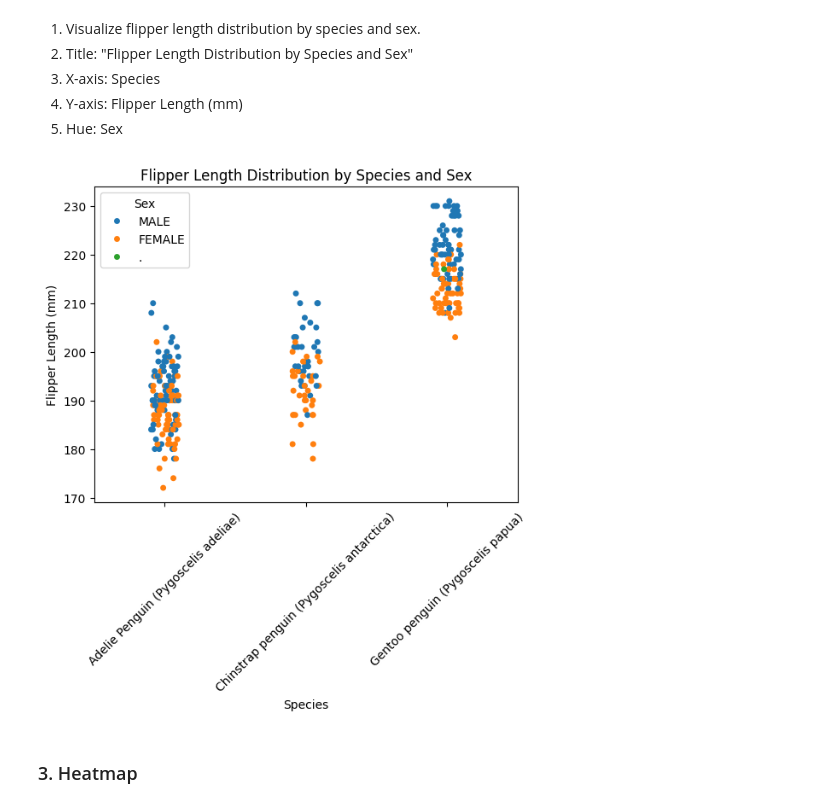
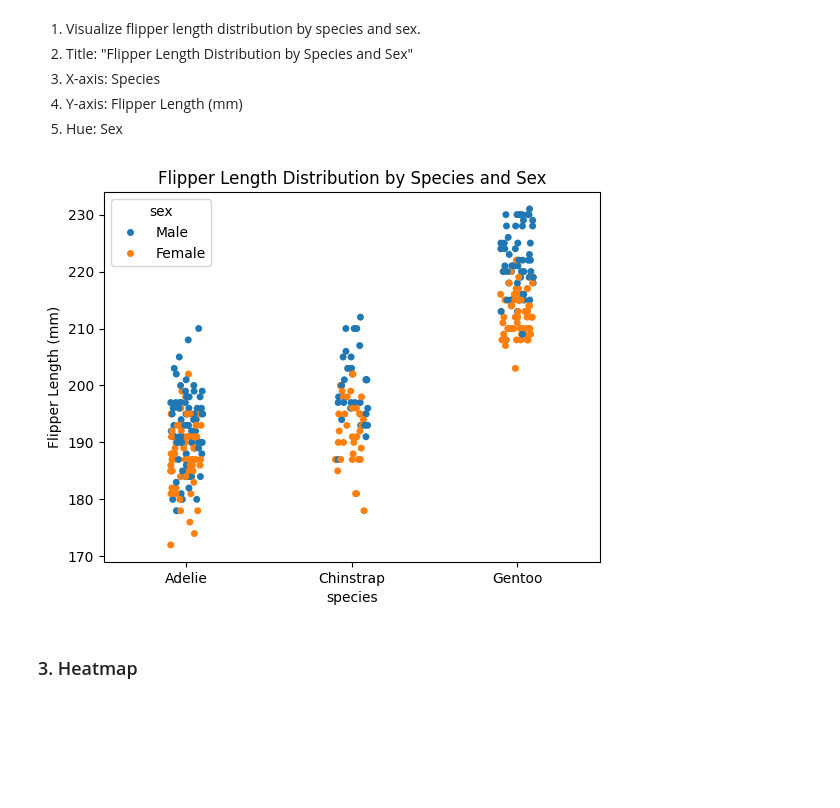
Before and after one commit to Swar028363/jupyter-notebooks, a Jupyter notebook: college/data_viz/Lab5.ipynb, the cells around one changed output. Cells and saved outputs as stored; diff of their text form; code cells hidden in the pictures; blank space fills up the shorter version.

```diff
--- a/college/data_viz/Lab5.ipynb
+++ b/college/data_viz/Lab5.ipynb
@@ -10,6 +10,6 @@ import matplotlib.pyplot as plt
 # %% [markdown]
 ## Dataset 1: Penguins Dataset
 # %%
-df_p = pd.read_csv("datasets/penguins_lter.csv")
+df_p = sns.load_dataset("penguins")
 df_p.head()
 # %% [output]
@@ -45,21 +45,14 @@ plt.show()
 4. Y-axis: Flipper Length (mm)
 5. Hue: Sex
 # %%
-sns.stripplot(
-    data=df_p,
-    x="Species",
-    y="Flipper Length (mm)",
-    hue="Sex"
-)
-
+sns.stripplot(data=df_p, x="species", y="flipper_length_mm", hue="sex")
 plt.title("Flipper Length Distribution by Species and Sex")
-plt.xlabel("Species")
+plt.xlabel("species")
 plt.ylabel("Flipper Length (mm)")
-plt.xticks(rotation=45)
 plt.savefig("plots/lab5/stripplot.png")
 plt.show()
 # %% [output]
-[figure, old version]
+[figure, new version]
 # %% [markdown]
 ### 3. Heatmap
 # %% [markdown]
```
Also changed, not shown: parts of 13 cells of this notebook.
